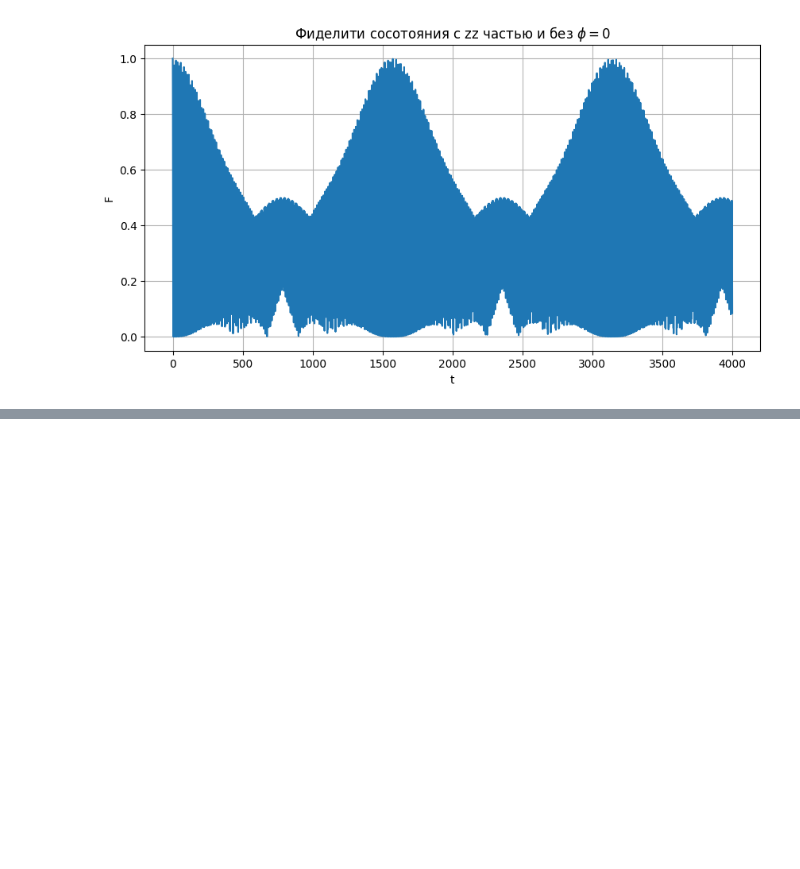
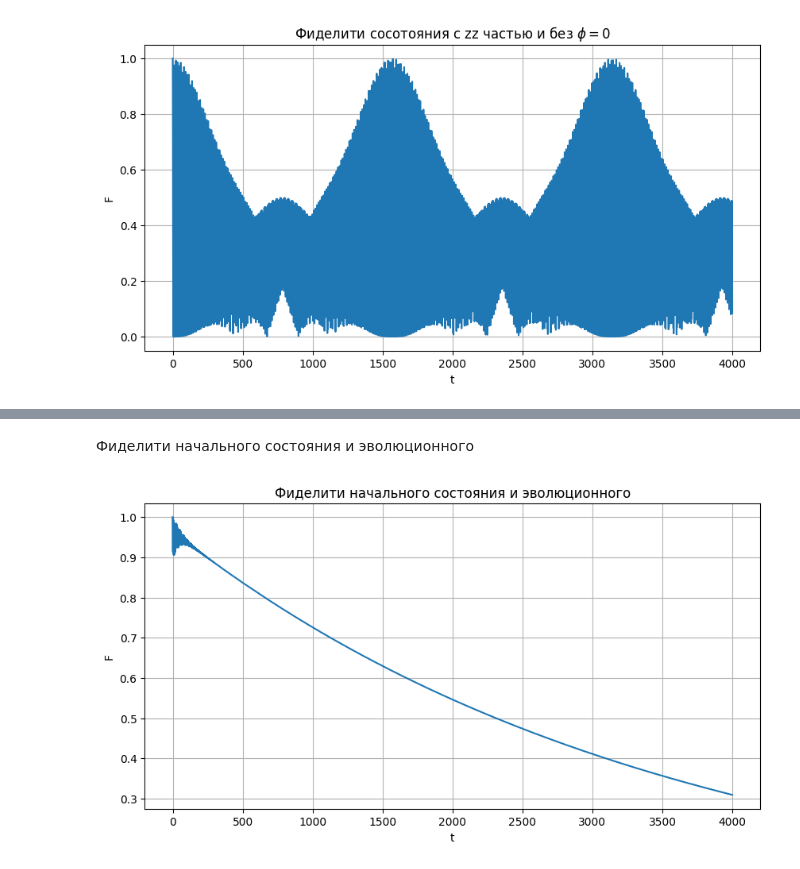
Before and after one commit to kephircheek/research-emqwuqoc, a Jupyter notebook: notebooks/Alexey2013.ipynb, the cells around one changed output, grey strips where cells are left out. Cells and saved outputs as stored; diff of their text form; code cells hidden in the pictures; blank space fills up the shorter version.

```diff
--- a/notebooks/Alexey2013.ipynb
+++ b/notebooks/Alexey2013.ipynb
@@ -240,0 +266,11 @@ ax.grid()
+# %%
+Gamma_s = 0.1
+c_ops = [
+    Gamma_s * bec.a(emodel).dag() * bec.e(emodel),
+    Gamma_s * bec.b(emodel).dag() * bec.e(emodel)
+]
+# %%
+init_state = (
+    bec.coherent_state_constructor(emodel, 1, 0)
+    * bec.vacuum_state(emodel, n=1)
+)
@@ -240,0 +279,15 @@ ax.grid()
+# %%
+options = qutip.Options(
+    nsteps=1e8
+)
+# %%
+t_list = tspan
+r = qutip.mesolve(
+    h1,
+    init_state,
+    t_list,
+    # e_ops=e_ops,
+    c_ops=c_ops,
+    options=options,
+    progress_bar=True,
+)
@@ -240,0 +305,11 @@ ax.grid()
+# %% [markdown]
+Фиделити начального состояния и эволюционного
+# %%
+_, ax = plt.subplots(1, 1, figsize=(10, 5))
+ax.plot(t_list, [qutip.metrics.fidelity(init_state, s) for s in r.states])
+ax.set_ylabel("F")
+ax.set_xlabel("t")
+ax.set_title("Фиделити начального состояния и эволюционного")
+ax.grid()
+# %% [output]
+[figure, added]
```
Also changed, not shown: parts of 9 cells of this notebook.
